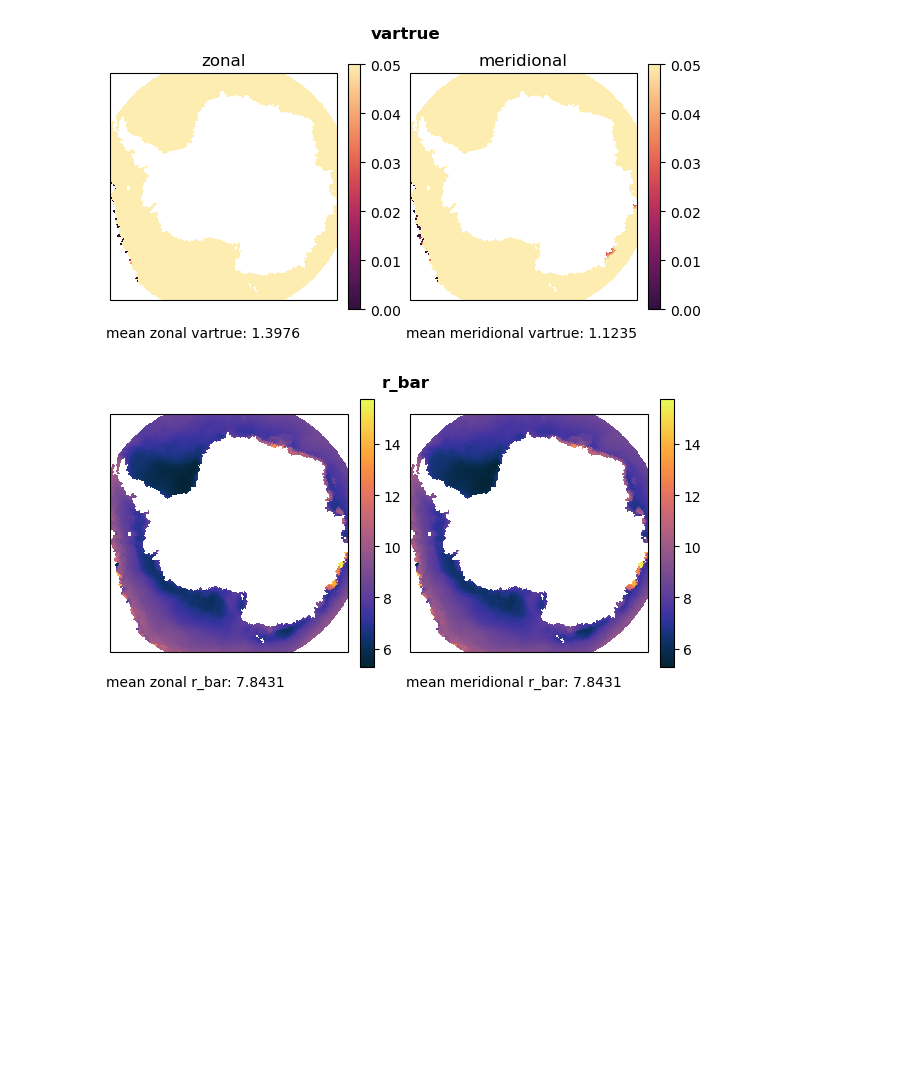
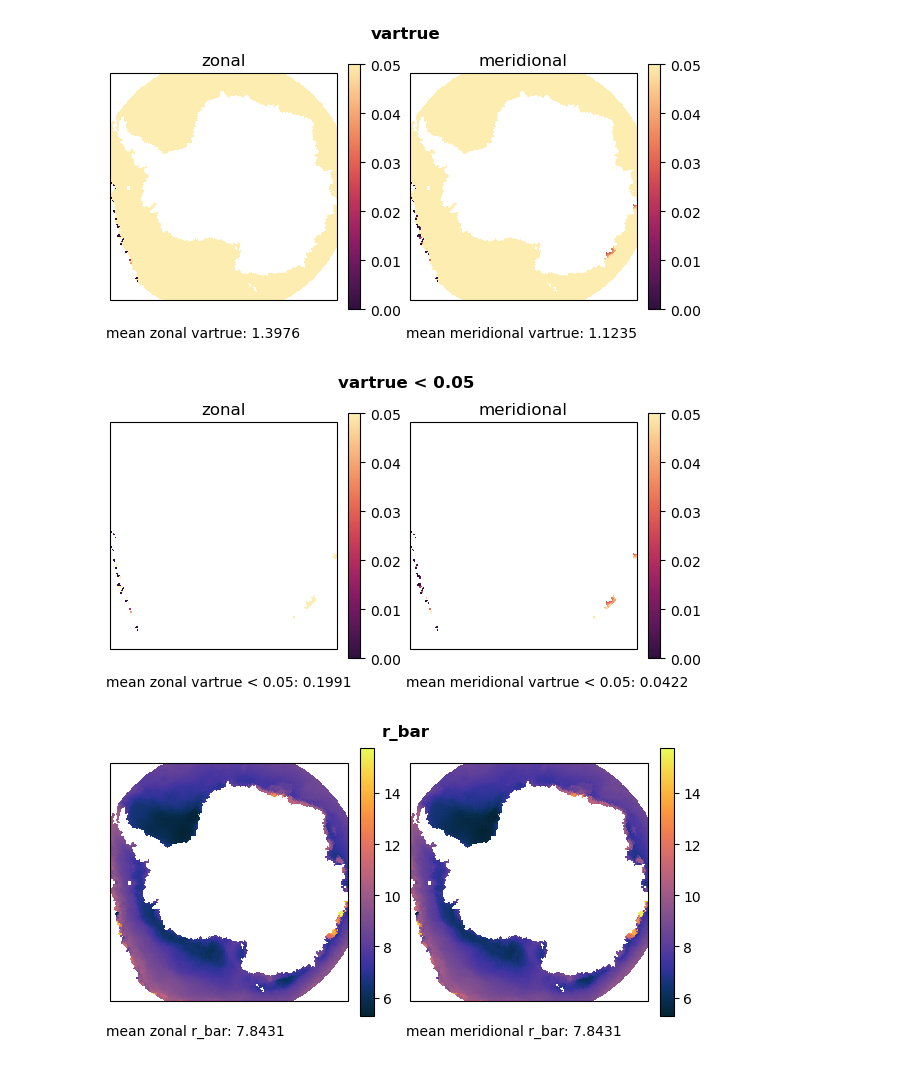
Before and after one commit to jackbassham/thesis-rough, a Jupyter notebook: notebooks/test_mask_bad_points.ipynb, the cells around one changed output. Drawn from its saved outputs; the diff is of its cells as text; code cells hidden in the pictures; blank space fills up the shorter version.

```diff
--- a/notebooks/test_mask_bad_points.ipynb
+++ b/notebooks/test_mask_bad_points.ipynb
@@ -240,6 +240,17 @@ def plot_metric2(u_data, v_data, lon, lat, metric):
 plot_metric(vartrue_u, vartrue_v, lon, lat, 'vartrue')
 # %% [output]
 [figure]
+# %%
+var_thresh = 0.05
+
+var_mask = (vartrue_u < var_thresh) | (vartrue_v < var_thresh)
+
+vartrue_u_thresh = np.where(var_mask, vartrue_u, np.nan)
+vartrue_v_thresh = np.where(var_mask, vartrue_v, np.nan)
+
+plot_metric(vartrue_u_thresh, vartrue_v_thresh, lon, lat, f'vartrue < {var_thresh}')
+# %% [output]
+[figure, added]
 # %%
 r_bar = np.nanmean(ri_t0, axis = 0)
 # %%
```
Also changed, not shown: parts of 3 cells of this notebook, 11 other files.
